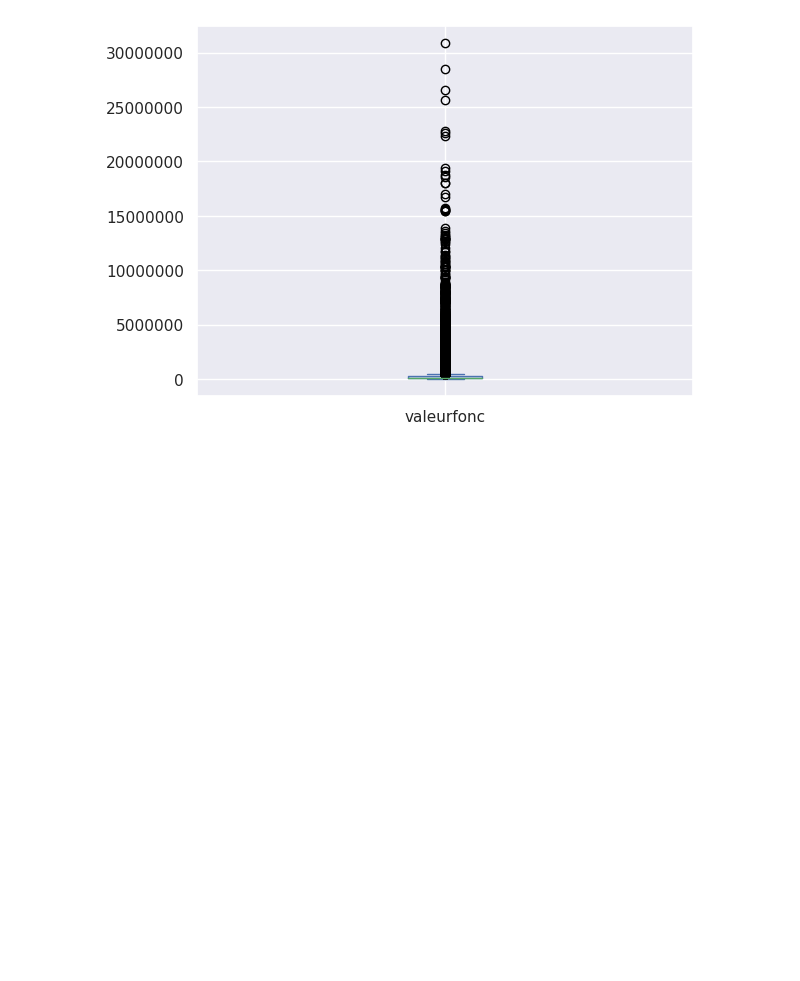
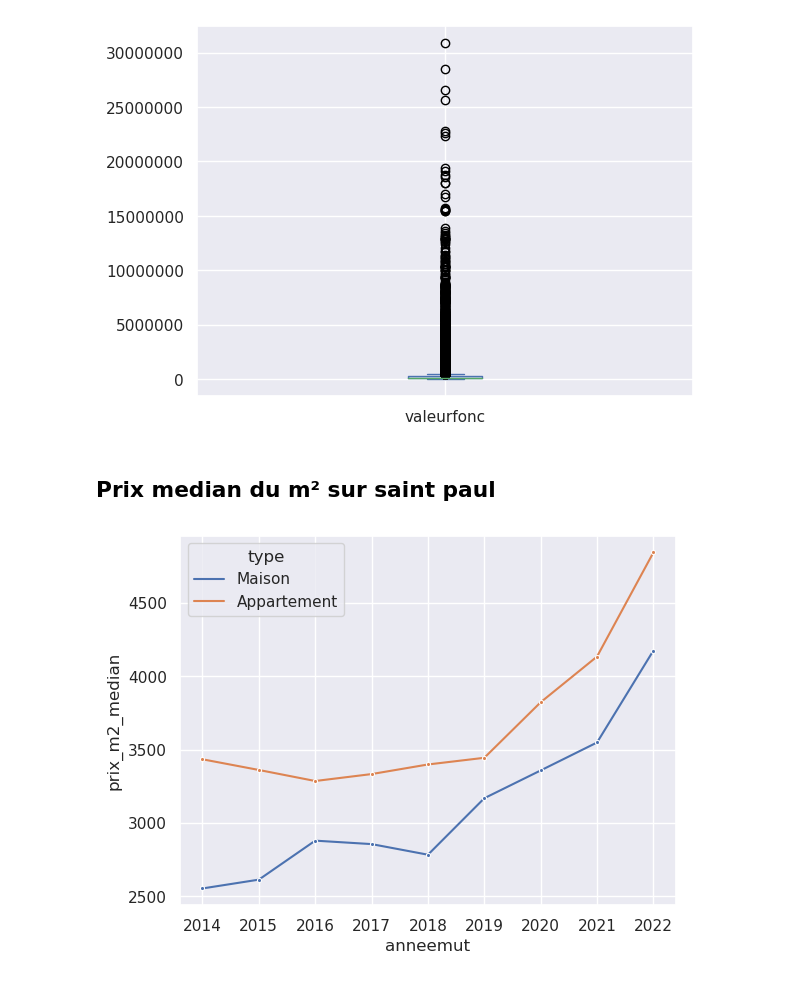
Before and after one commit to IsmaelSaid/Demande-de-valeurs-foncieres, a Jupyter notebook: EDA/EDASQL.ipynb, the cells around one changed output. Drawn from its saved outputs; the diff is of its cells as text; code cells hidden in the pictures; blank space fills up the shorter version.

```diff
--- a/EDA/EDASQL.ipynb
+++ b/EDA/EDASQL.ipynb
@@ -156,3 +156,35 @@ WHERE libnatmut = 'Vente'
 """,conn).plot.box(ax = ax1)
 # %% [output]
 [figure]
+# %% [markdown]
+## **Prix median du m² sur saint paul**
+# %%
+data = pd.read_sql_query("""
+SELECT
+    anneemut,
+    CAST(PERCENTILE_CONT(0.5) WITHIN GROUP (ORDER BY valeurfonc/sbatmai) AS NUMERIC(10,2)) as prix_m2_median,
+    concat('','Maison') as Type
+FROM dvf.mutation
+WHERE libnatmut = 'Vente'
+AND nblocmai > 0
+AND nblocapt = 0
+and '97415' = any(l_codinsee)
+GROUP BY anneemut
+UNION
+SELECT
+    anneemut,
+    CAST(PERCENTILE_CONT(0.5) WITHIN GROUP (ORDER BY valeurfonc/sbati) AS NUMERIC(10,2)) as prix_m2_median,
+    concat('','Appartement') as Type
+FROM dvf.mutation
+WHERE libnatmut = 'Vente'
+AND nblocmai = 0
+AND nblocapt > 0
+AND sbatapt > 0
+and '97415' = any(l_codinsee)
+GROUP BY anneemut
+ORDER BY anneemut ASC
+""", conn)
+sns.lineplot(data = data , x="anneemut", y ="prix_m2_median",hue="type",marker = ".")
+plt.show()
+# %% [output]
+[figure, added]
```
Also changed, not shown: 8 other files.
